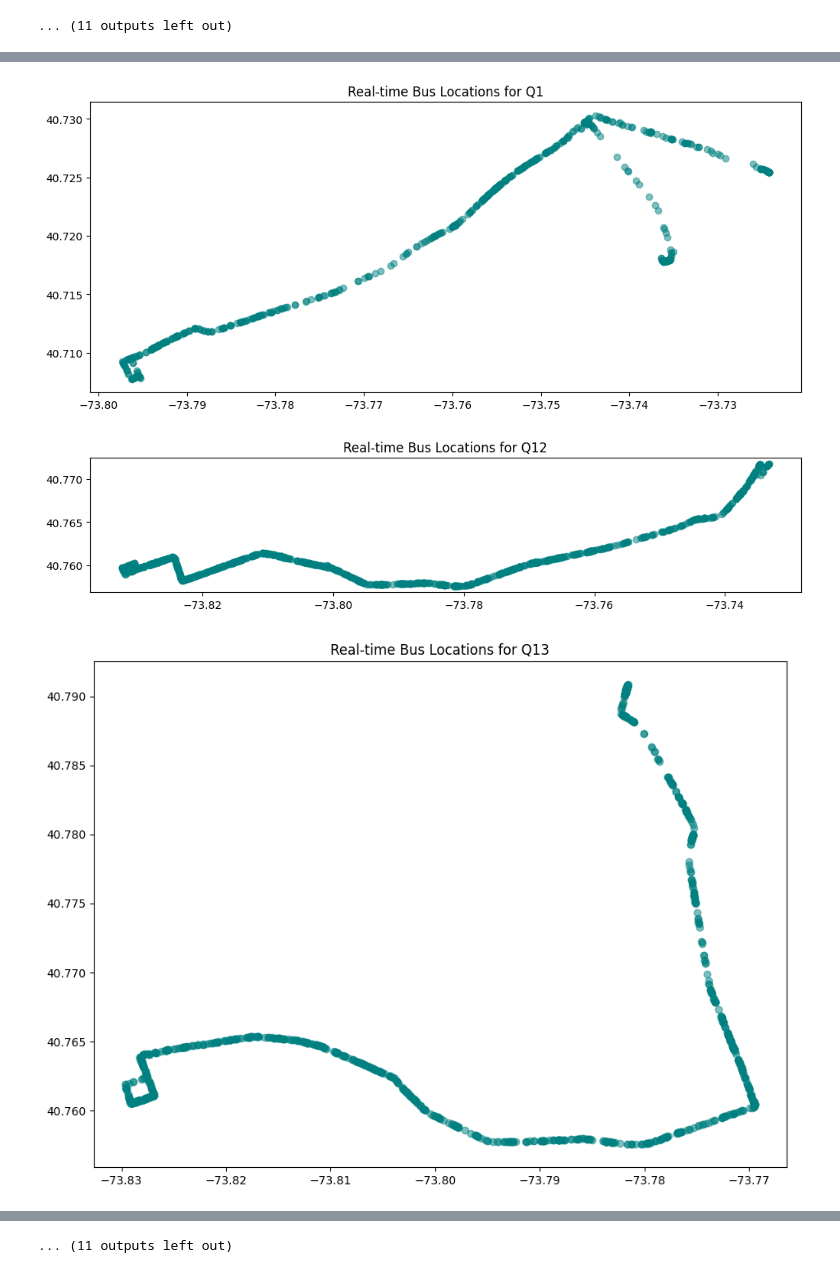
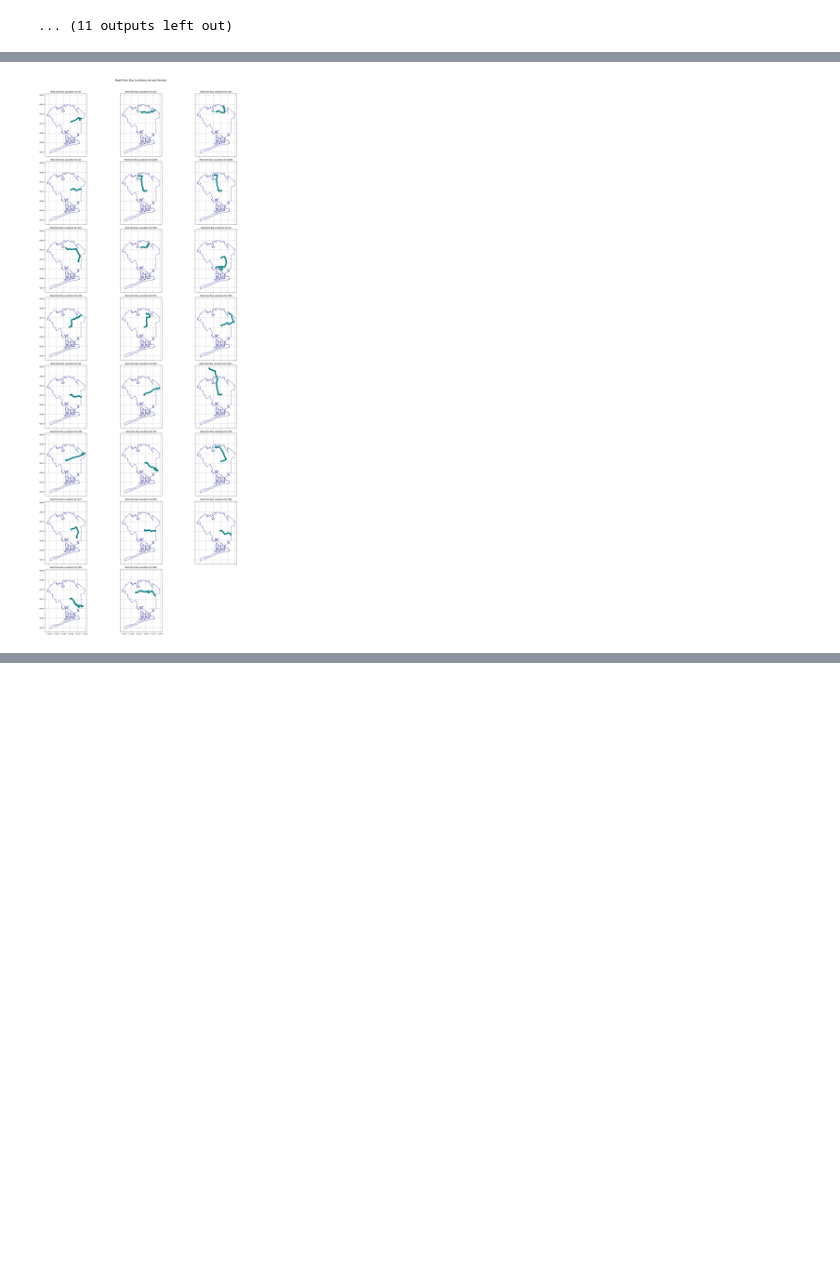
Before and after one commit to dmehta94/project-capstone-transit-inequity-eastern-queens, a Jupyter notebook: code/exploratory_data_analysis.ipynb, the cells around one changed output, grey strips where cells are left out. Saved outputs shown, nothing was run; the diff lists cells and outputs as text; code cells hidden in the pictures; blank space fills up the shorter version.

```diff
--- a/code/exploratory_data_analysis.ipynb
+++ b/code/exploratory_data_analysis.ipynb
@@ -503,19 +523,44 @@ None
 ... (34 outputs left out)
 # %%
 # Spatial Analysis
-# Initialize a dictionary of GeoDataFrames
-geo_dfs = {}
-for route_id, df in real_time_dfs.items():
-    # Add a geometry column
-    df['geometry'] = df.apply(
-        lambda row: Point(row['Longitude'], row['Latitude']), axis = 1
-    )
-    # Convert to a GeoDataFrame
-    geo_dfs[route_id] = gpd.GeoDataFrame(df, geometry = 'geometry', crs = 'EPSG:4326')
-    geo_dfs[route_id].plot(marker = 'o', color = 'teal', figsize = (12, 8), alpha = 0.5)
-    plt.title(f'Real-time Bus Locations for {route_id}')
-    plt.show()
+# Number of routes and subplots per row
+n_routes = len(real_time_dfs)
+n_cols = 3  # Number of subplots per row
+n_rows = int(np.ceil(n_routes / n_cols))  # Calculate the number of rows needed
+
+# Create a figure with subplots
+fig, axes = plt.subplots(n_rows, n_cols, figsize=(20, 6 * n_rows), sharex=True, sharey=True)
+
+# Flatten axes for easier indexing
+axes = axes.flatten()
+
+# Loop through each route and plot its real-time locations
+for idx, (route_id, df) in enumerate(real_time_dfs.items()):
+    # Add a geometry column for GeoDataFrame
+    df['geometry'] = df.apply(lambda row: Point(row['Longitude'], row['Latitude']), axis=1)
+
+    # Convert to GeoDataFrame
+    gdf = gpd.GeoDataFrame(df, geometry='geometry', crs='EPSG:4326')
+
+    # Plot the Queens boundaries as the base layer
+    queens_boundaries.plot(ax = axes[idx], color = 'white', edgecolor = 'navy')
+
+    # Plot on the corresponding subplo
+    gdf.plot(ax=axes[idx], marker='o', color='teal', alpha=0.5)
+    axes[idx].set_title(f'Real-time Bus Locations for {route_id}')
+    axes[idx].grid(True)
+
+# Hide any unused subplots
+for i in range(len(real_time_dfs), len(axes)):
+    fig.delaxes(axes[i])
+
+# Set overall figure layout
+fig.suptitle('Real-Time Bus Locations Across Routes', fontsize=16)
+fig.tight_layout(rect=[0, 0, 1, 0.97])
+
+plt.savefig('realtime_bus_locations_across_routes.png', dpi = 300)
+
+# Show the plots
+plt.show()
 # %% [output]
-[figure, old version]
+[figure, new version]
-[figure, removed]
-[figure, removed]
@@ -531,3 +567,2 @@ for route_id, df in real_time_dfs.items():
-... (11 outputs left out)
 # %%
 # Temporal Analysis
```
Also changed, not shown: parts of 10 cells of this notebook, 30 other files.
